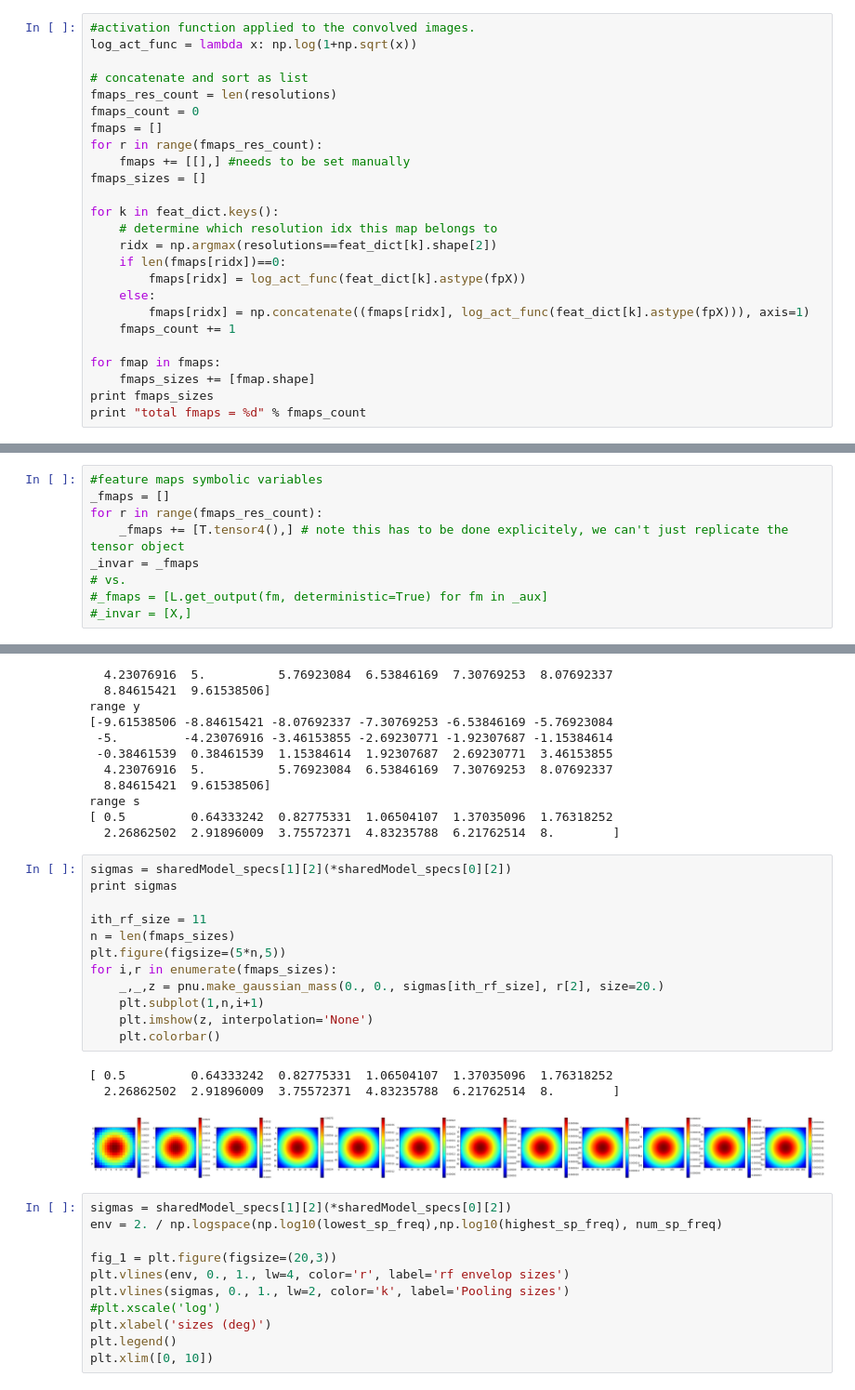
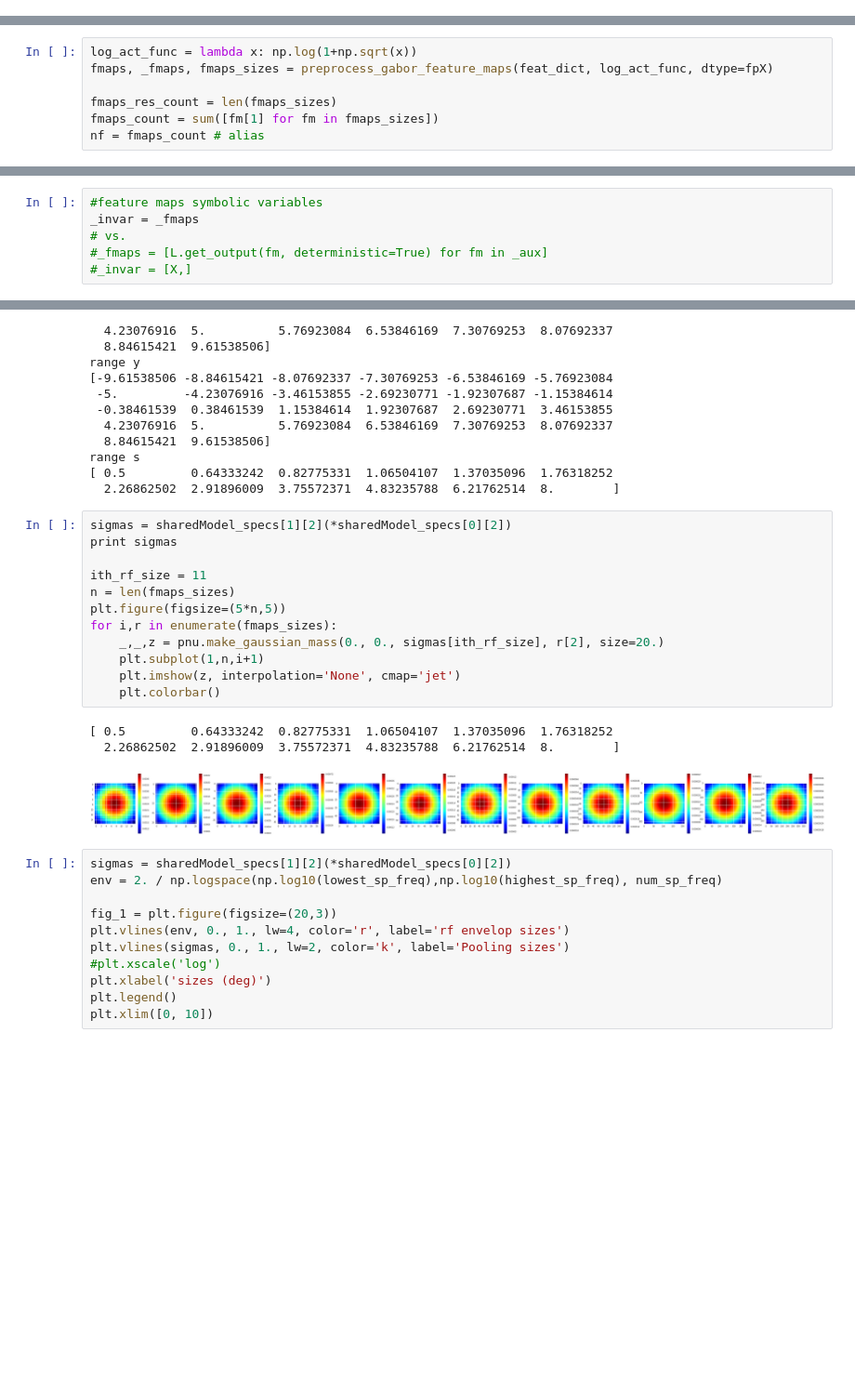
Before and after one commit to styvesg/fwrf, a Jupyter notebook: fwrf_training_gabor_model_template.ipynb, the cells around one changed output, grey strips where cells are left out. Shown at 93% size. Drawn from its saved outputs; the diff is of its cells as text; blank space fills up the shorter version.

```diff
--- a/fwrf_training_gabor_model_template.ipynb
+++ b/fwrf_training_gabor_model_template.ipynb
@@ -310,25 +263,0 @@ print resolutions
-# %%
-#activation function applied to the convolved images.
-log_act_func = lambda x: np.log(1+np.sqrt(x))
-
-# concatenate and sort as list
-fmaps_res_count = len(resolutions)
-fmaps_count = 0
-fmaps = []
-for r in range(fmaps_res_count):
-    fmaps += [[],] #needs to be set manually
-fmaps_sizes = []
-
-for k in feat_dict.keys():
-    # determine which resolution idx this map belongs to
-    ridx = np.argmax(resolutions==feat_dict[k].shape[2])
-    if len(fmaps[ridx])==0:
-        fmaps[ridx] = log_act_func(feat_dict[k].astype(fpX))
-    else:
-        fmaps[ridx] = np.concatenate((fmaps[ridx], log_act_func(feat_dict[k].astype(fpX))), axis=1)
-    fmaps_count += 1
-
-for fmap in fmaps:
-    fmaps_sizes += [fmap.shape]
-print fmaps_sizes
-print "total fmaps = %d" % fmaps_count
@@ -345,0 +264,7 @@ float32
+# %%
+log_act_func = lambda x: np.log(1+np.sqrt(x))
+fmaps, _fmaps, fmaps_sizes = preprocess_gabor_feature_maps(feat_dict, log_act_func, dtype=fpX)
+
+fmaps_res_count = len(fmaps_sizes)
+fmaps_count = sum([fm[1] for fm in fmaps_sizes])
+nf = fmaps_count # alias
@@ -352,9 +280,6 @@ del feat_dict
 We can either connect the feature maps of the network directly or some precomputed values provided in a suitable list
 # %%
 #feature maps symbolic variables
-_fmaps = []
-for r in range(fmaps_res_count):
-    _fmaps += [T.tensor4(),] # note this has to be done explicitely, we can't just replicate the tensor object
 _invar = _fmaps
 # vs.
 #_fmaps = [L.get_output(fm, deterministic=True) for fm in _aux]
@@ -401,19 +326,19 @@ range s
 # %%
 sigmas = sharedModel_specs[1][2](*sharedModel_specs[0][2])
 print sigmas
 
 ith_rf_size = 11
 n = len(fmaps_sizes)
 plt.figure(figsize=(5*n,5))
 for i,r in enumerate(fmaps_sizes):
     _,_,z = pnu.make_gaussian_mass(0., 0., sigmas[ith_rf_size], r[2], size=20.)
     plt.subplot(1,n,i+1)
-    plt.imshow(z, interpolation='None')
+    plt.imshow(z, interpolation='None', cmap='jet')
     plt.colorbar()
 # %% [output]
 [ 0.5         0.64333242  0.82775331  1.06504107  1.37035096  1.76318252
   2.26862502  2.91896009  3.75572371  4.83235788  6.21762514  8.        ]
-[figure, old version]
+[figure, new version]
 # %%
 sigmas = sharedModel_specs[1][2](*sharedModel_specs[0][2])
 env = 2. / np.logspace(np.log10(lowest_sp_freq),np.log10(highest_sp_freq), num_sp_freq)
```
Also changed, not shown: parts of 19 cells of this notebook, 7 other files.
